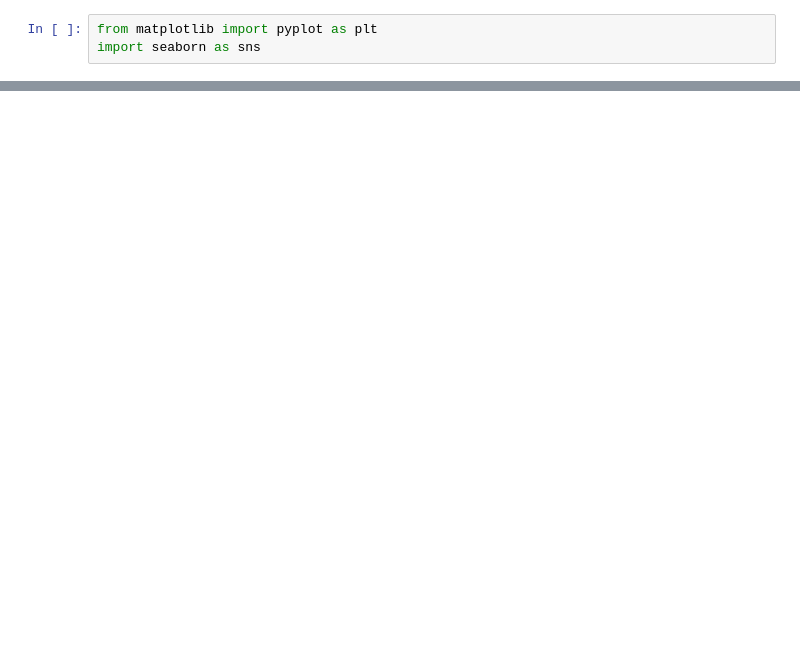
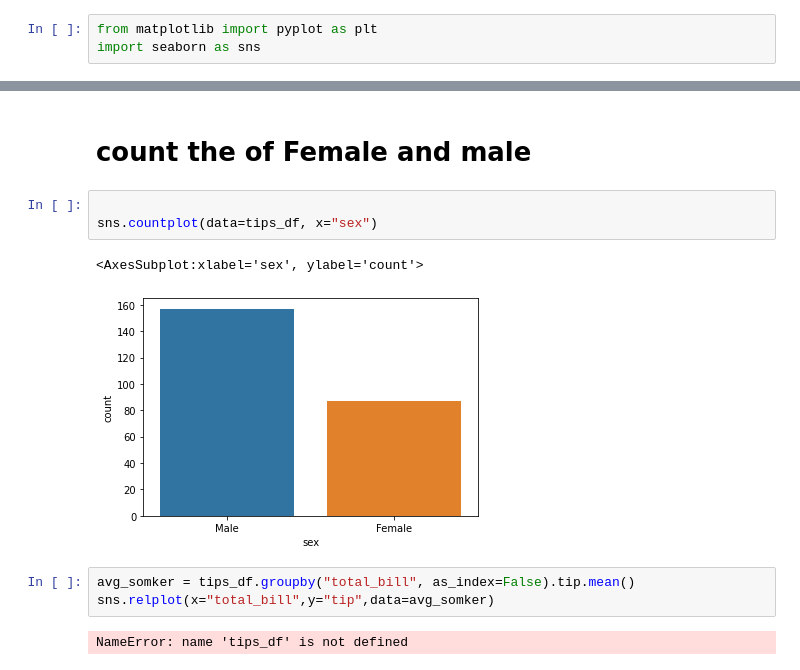
Before and after one commit to khaledshishani32/data-visualization, a Jupyter notebook: viz-a.ipynb, the cells around one changed output, grey strips where cells are left out. Drawn from its saved outputs; the diff is of its cells as text; blank space fills up the shorter version.

```diff
--- a/viz-a.ipynb
+++ b/viz-a.ipynb
@@ -8,0 +21,13 @@ ValueError: 'https://github.com/mwaskom/seaborn-data' is not one of the example
+# %% [markdown]
+# count the of Female and male
+# %%
+
+sns.countplot(data=tips_df, x="sex")
+# %% [output]
+<AxesSubplot:xlabel='sex', ylabel='count'>
+[figure, added]
+# %%
+avg_somker = tips_df.groupby("total_bill", as_index=False).tip.mean()
+sns.relplot(x="total_bill",y="tip",data=avg_somker)
+# %% [output]
+NameError: name 'tips_df' is not defined
```
Also changed, not shown: parts of 3 cells of this notebook, 1 other file.
